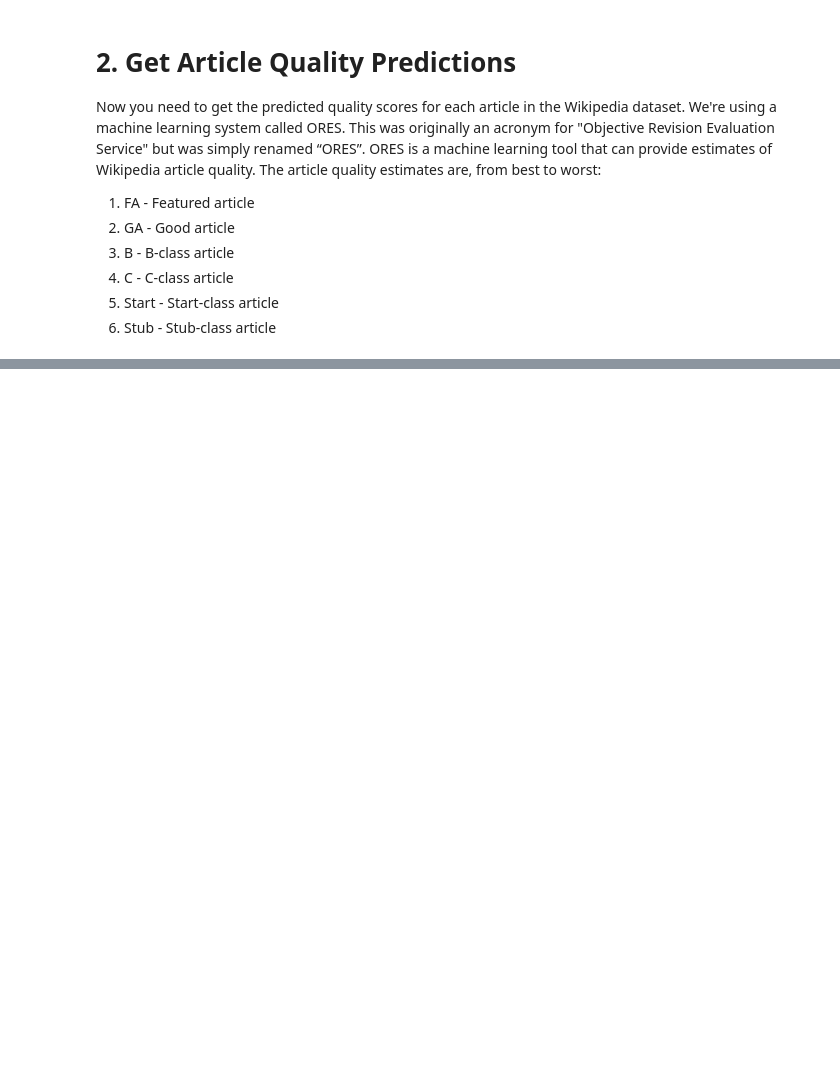
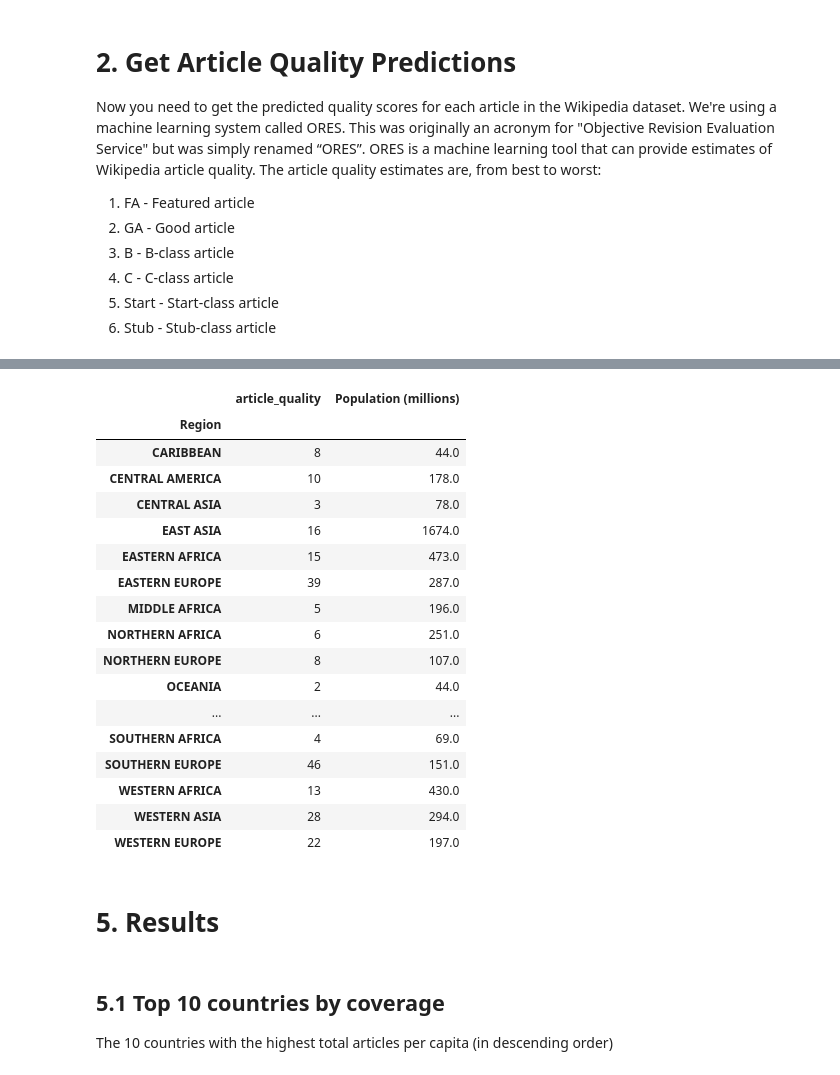
Before and after one commit to hbaghar/data-512-homework_2, a Jupyter notebook: HW2.ipynb, the cells around one changed output, grey strips where cells are left out. Drawn from its saved outputs; the diff is of its cells as text; code cells hidden in the pictures; blank space fills up the shorter version.

```diff
--- a/HW2.ipynb
+++ b/HW2.ipynb
@@ -268,0 +375,4 @@ articles.to_csv("articles.csv", index=False)
+# %%
+high_qual_counts = lambda x: x[x.isin(["FA","GA"])].shape[0]
+high_quality_articles_by_country = combined_data.groupby("country").agg({"article_quality":high_qual_counts, "population":"max"})
+high_quality_articles_by_country
@@ -268,0 +394,29 @@ articles.to_csv("articles.csv", index=False)
+# %%
+high_quality_articles_by_region = combined_data.groupby("region").agg({"article_quality":high_qual_counts}).merge(population_totals, how="left", left_index=True, right_on="Region")
+high_quality_articles_by_region.set_index("Region", inplace=True)
+high_quality_articles_by_region
+# %% [output]
+|  | article_quality | Population (millions) |
+| Region |  |  |
+| CARIBBEAN | 8 | 44.0 |
+| CENTRAL AMERICA | 10 | 178.0 |
+| CENTRAL ASIA | 3 | 78.0 |
+| EAST ASIA | 16 | 1674.0 |
+| EASTERN AFRICA | 15 | 473.0 |
+| EASTERN EUROPE | 39 | 287.0 |
+| MIDDLE AFRICA | 5 | 196.0 |
+| NORTHERN AFRICA | 6 | 251.0 |
+| NORTHERN EUROPE | 8 | 107.0 |
+| OCEANIA | 2 | 44.0 |
+| ... | ... | ... |
+| SOUTHERN AFRICA | 4 | 69.0 |
+| SOUTHERN EUROPE | 46 | 151.0 |
+| WESTERN AFRICA | 13 | 430.0 |
+| WESTERN ASIA | 28 | 294.0 |
+| WESTERN EUROPE | 22 | 197.0 |
+# %% [markdown]
+# 5. Results
+# %% [markdown]
+## 5.1 Top 10 countries by coverage
+
+The 10 countries with the highest total articles per capita (in descending order)
```
Also changed, not shown: parts of 26 cells of this notebook, 2 other files.
